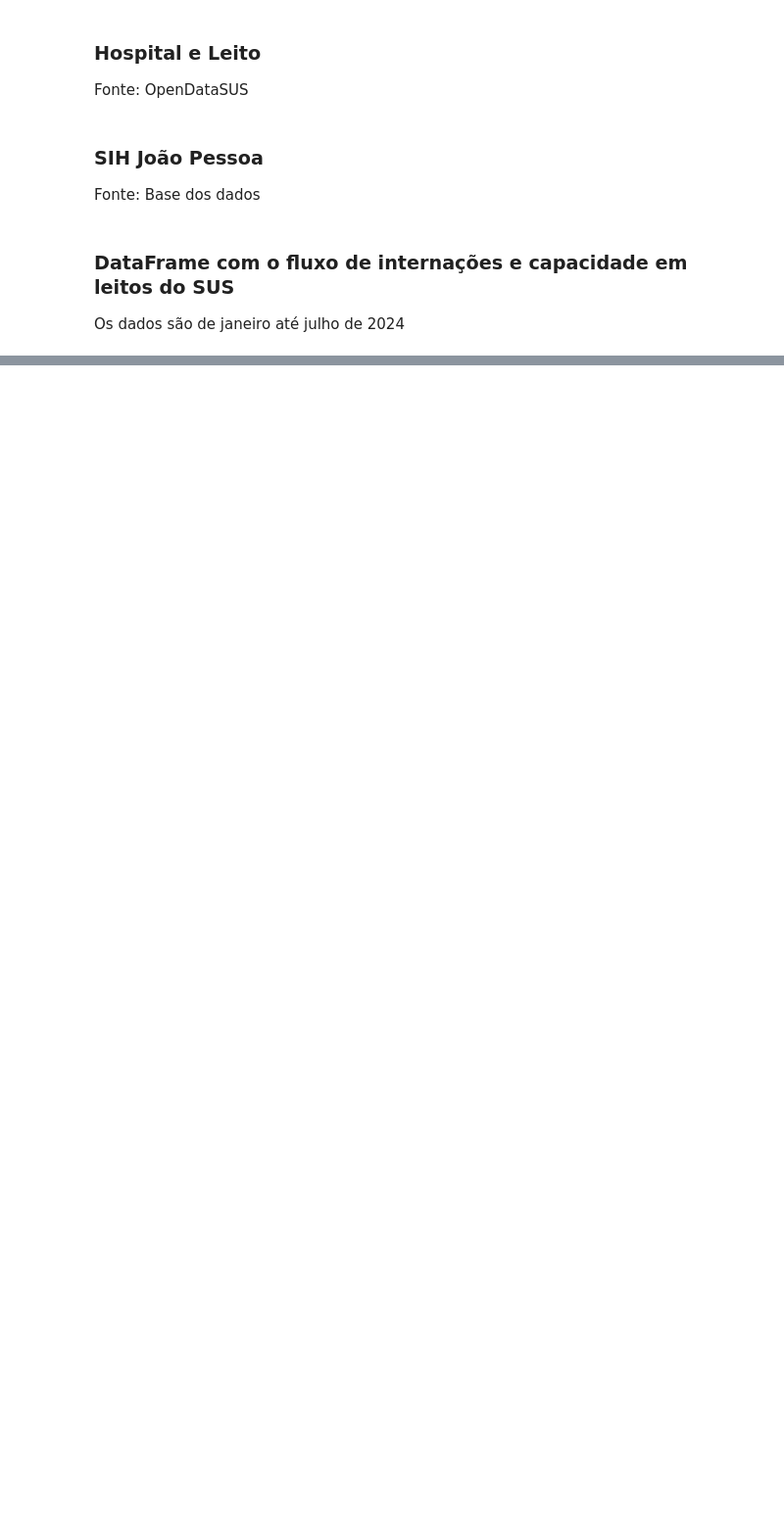
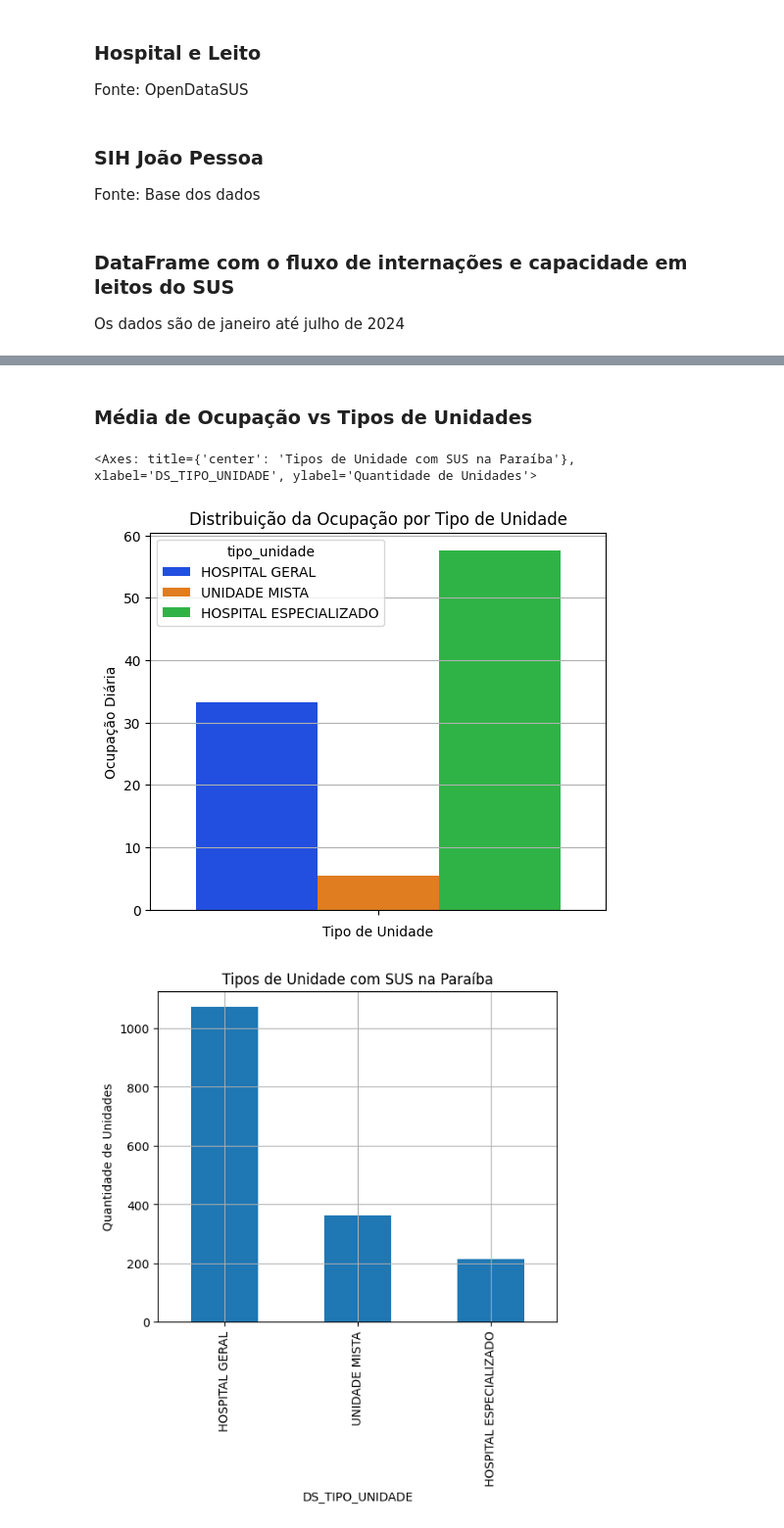
Before and after one commit to ceciliapaiva/analise-superlotacao-hospitais-pb, a Jupyter notebook: relatorio.ipynb, the cells around one changed output, grey strips where cells are left out. Shown at 98% size. Cells and saved outputs as stored; diff of their text form; code cells hidden in the pictures; blank space fills up the shorter version.

```diff
--- a/relatorio.ipynb
+++ b/relatorio.ipynb
@@ -89,0 +143,21 @@ df_ocupacao_mensal
+# %% [markdown]
+### Média de Ocupação vs Tipos de Unidades
+# %%
+plt.subplots(figsize=(6, 5))
+plt.title('Distribuição da Ocupação por Tipo de Unidade')
+plt.ylabel('Ocupação Diária')
+plt.xlabel('Tipo de Unidade')
+plt.grid(True)
+sns.barplot(data=df_stats, y='ocupacao_media_diaria', hue='tipo_unidade', errorbar=None, palette='bright')
+
+# quantificar os tipos de unidades na Paraíba
+plt.subplots(figsize=(6, 5))
+plt.title('Tipos de Unidade com SUS na Paraíba')
+plt.ylabel('Quantidade de Unidades')
+plt.xlabel('Tipo de Unidade')
+tipos_unidades_sus = hospital_e_leitos_pb[hospital_e_leitos_pb['LEITOS_SUS'] > 0]
+tipos_unidades_sus['DS_TIPO_UNIDADE'].value_counts().plot(kind='bar', grid=True)
+# %% [output]
+<Axes: title={'center': 'Tipos de Unidade com SUS na Paraíba'}, xlabel='DS_TIPO_UNIDADE', ylabel='Quantidade de Unidades'>
+[figure, added]
+[figure, added]
```
Also changed, not shown: parts of 7 cells of this notebook, 1 other file.
